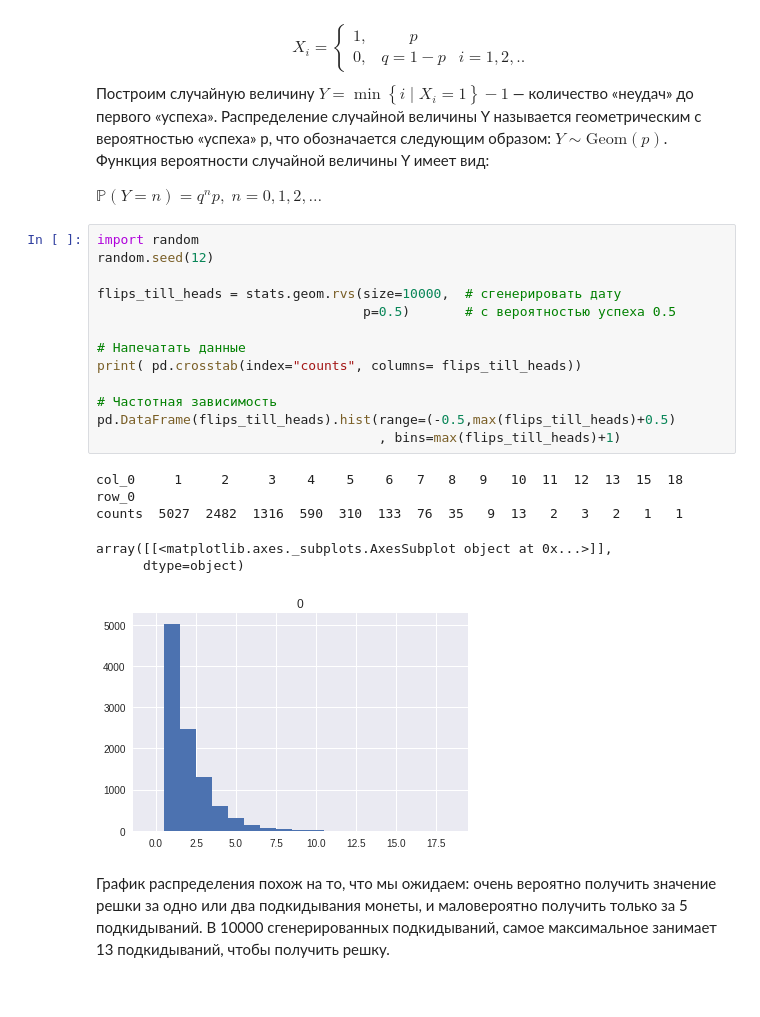
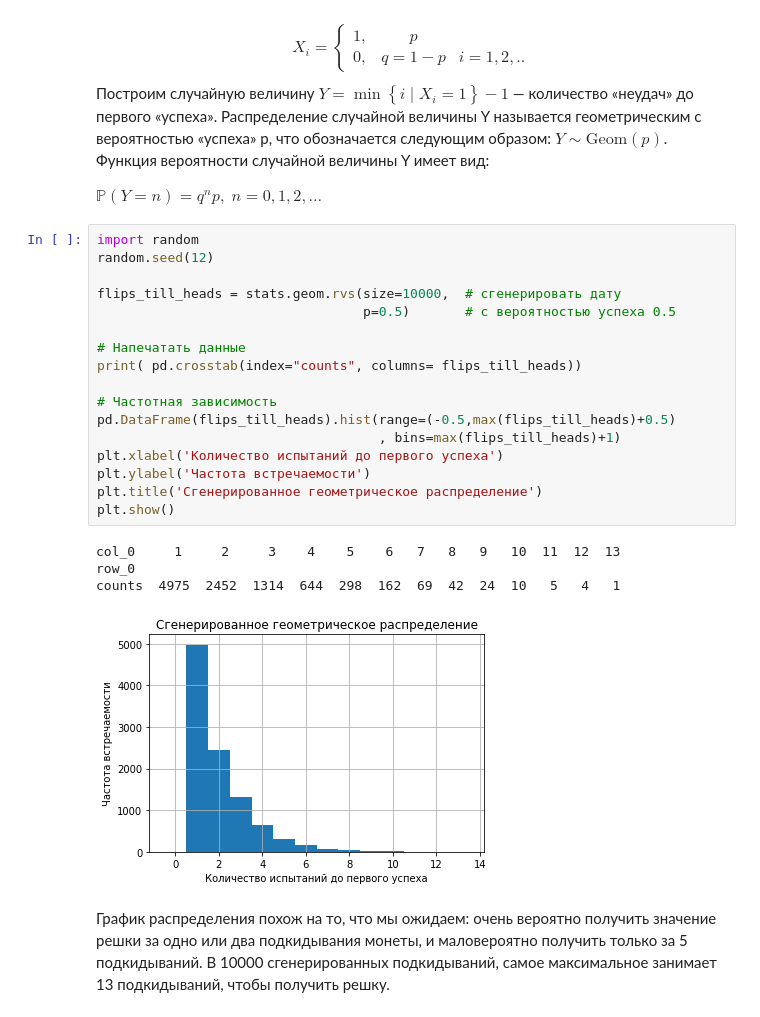
Before and after one commit to SIzrantsev/netology_statistics, a Jupyter notebook: lecture_2.ipynb, the cells around one changed output. Cells and saved outputs as stored; diff of their text form.

```diff
--- a/lecture_2.ipynb
+++ b/lecture_2.ipynb
@@ -624,23 +657,25 @@ ${\displaystyle \mathbb {P} (Y=n)=q^{n}p,\;n=0,1,2,\ldots } $
 # %%
 import random
 random.seed(12)
 
 flips_till_heads = stats.geom.rvs(size=10000,  # сгенерировать дату
                                   p=0.5)       # с вероятностью успеха 0.5
 
 # Напечатать данные
 print( pd.crosstab(index="counts", columns= flips_till_heads))
 
 # Частотная зависимость
 pd.DataFrame(flips_till_heads).hist(range=(-0.5,max(flips_till_heads)+0.5)
                                     , bins=max(flips_till_heads)+1)
+plt.xlabel('Количество испытаний до первого успеха')
+plt.ylabel('Частота встречаемости')
+plt.title('Сгенерированное геометрическое распределение')
+plt.show()
 # %% [output]
-col_0     1     2     3    4    5    6   7   8   9   10  11  12  13  15  18
+col_0     1     2     3    4    5    6   7   8   9   10  11  12  13
 row_0
-counts  5027  2482  1316  590  310  133  76  35   9  13   2   3   2   1   1
+counts  4975  2452  1314  644  298  162  69  42  24  10   5   4   1
-array([[<matplotlib.axes._subplots.AxesSubplot object at 0x...>]],
-      dtype=object)
-[figure, old version]
+[figure, new version]
 # %% [markdown]
 График распределения похож на то, что мы ожидаем: очень вероятно получить значение решки за одно или два подкидывания монеты, и маловероятно получить только за 5 подкидываний. В 10000 сгенерированных подкидываний, самое максимальное занимает 13 подкидываний, чтобы получить решку.
 # %% [markdown]
```
Also changed, not shown: parts of 40 cells of this notebook.
